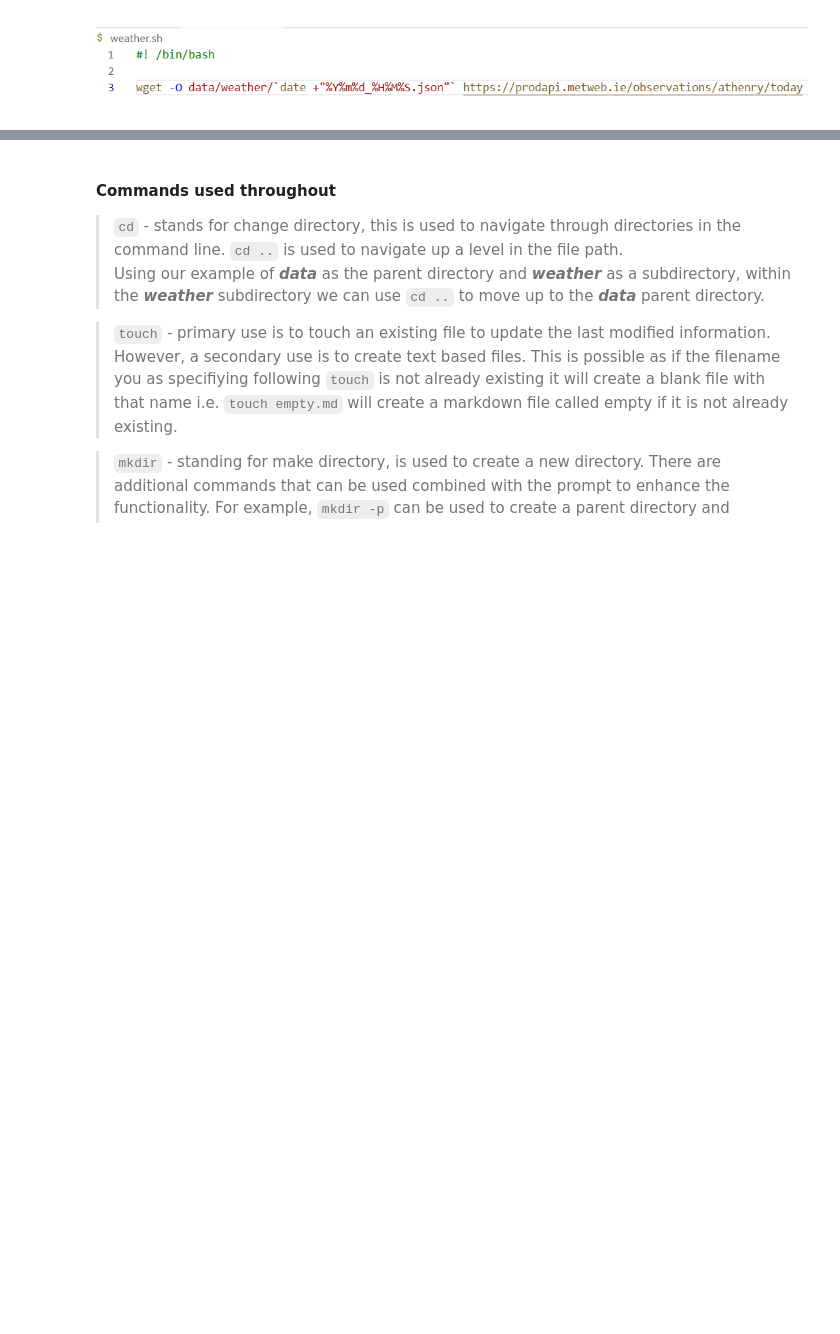
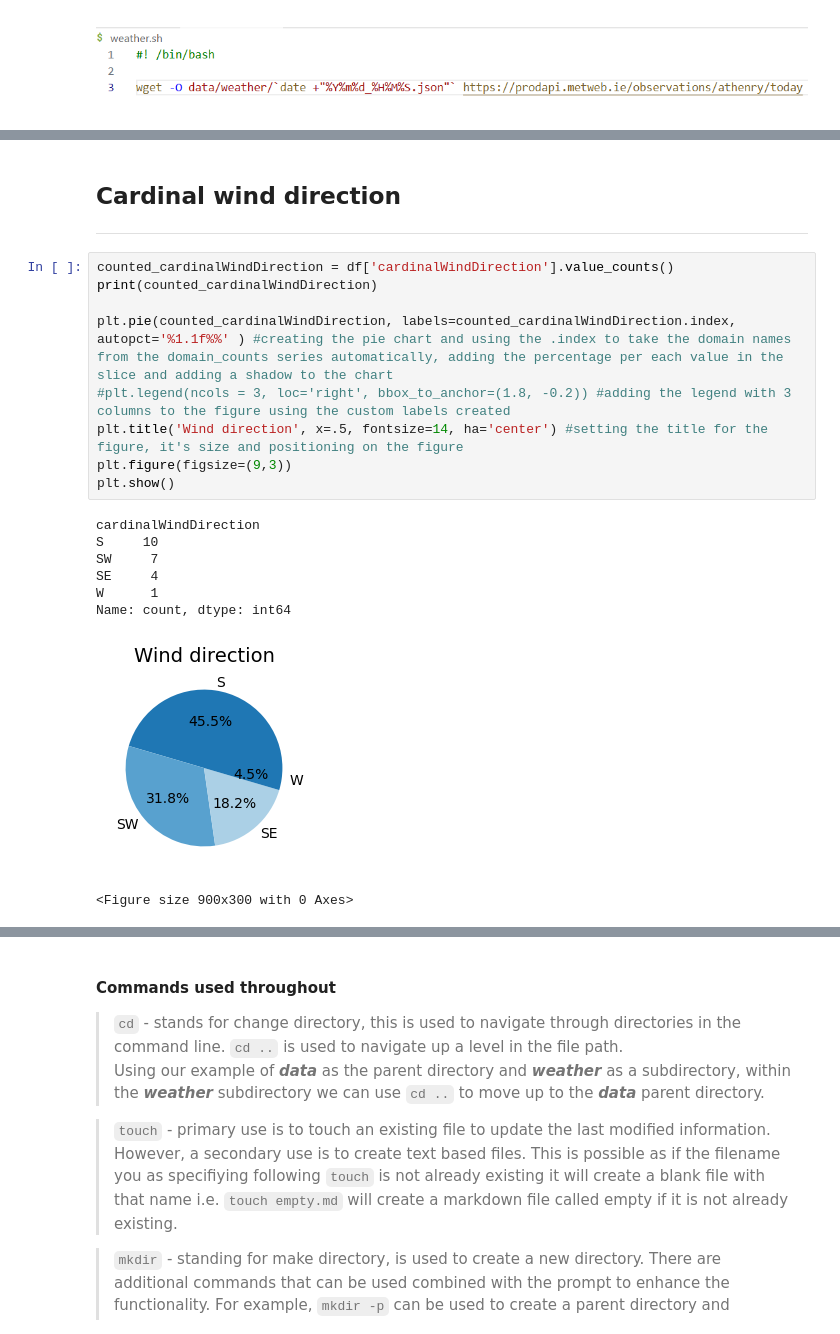
Before and after one commit to Ange-Dvs/computer_infrastructure_assessment, a Jupyter notebook: weather.ipynb, the cells around one changed output, grey strips where cells are left out. Cells and saved outputs as stored; diff of their text form; blank space fills up the shorter version.

```diff
--- a/weather.ipynb
+++ b/weather.ipynb
@@ -105,0 +233,21 @@ To test this the script was triggered using the command ``./weather.sh``. The te
+# %% [markdown]
+## Cardinal wind direction
+***
+# %%
+counted_cardinalWindDirection = df['cardinalWindDirection'].value_counts()
+print(counted_cardinalWindDirection)
+
+plt.pie(counted_cardinalWindDirection, labels=counted_cardinalWindDirection.index, autopct='%1.1f%%' ) #creating the pie chart and using the .index to take the domain names from the domain_counts series automatically, adding the percentage per each value in the slice and adding a shadow to the chart
+#plt.legend(ncols = 3, loc='right', bbox_to_anchor=(1.8, -0.2)) #adding the legend with 3 columns to the figure using the custom labels created
+plt.title('Wind direction', x=.5, fontsize=14, ha='center') #setting the title for the figure, it's size and positioning on the figure
+plt.figure(figsize=(9,3))
+plt.show()
+# %% [output]
+cardinalWindDirection
+S     10
+SW     7
+SE     4
+W      1
+Name: count, dtype: int64
+[figure, added]
+<Figure size 900x300 with 0 Axes>
```
Also changed, not shown: parts of 18 cells of this notebook, 1 other file.
